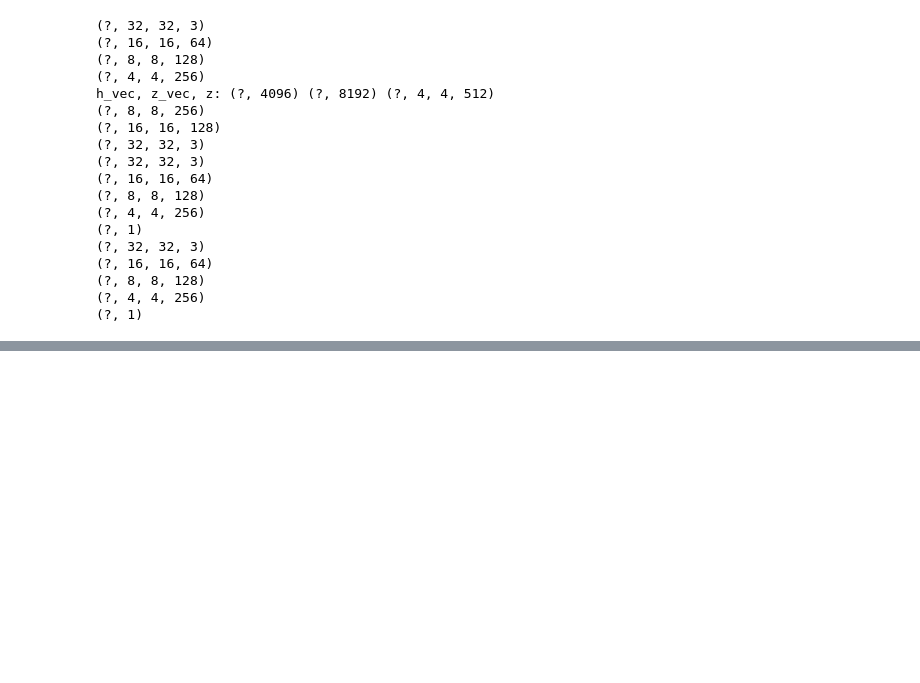
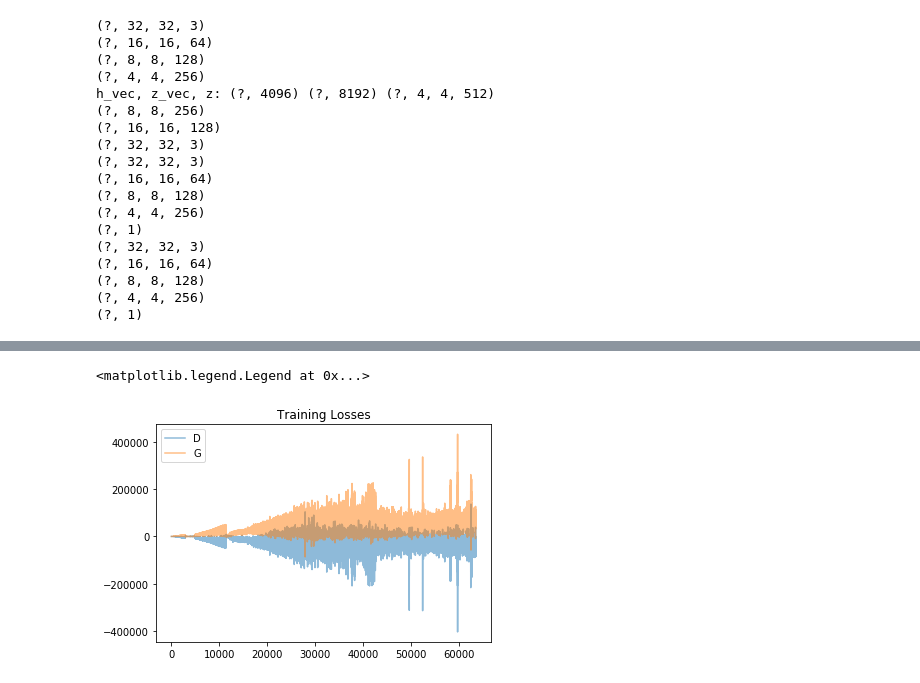
Before and after one commit to arasdar/GAN, a Jupyter notebook: DAQL.ipynb, the cells around one changed output, grey strips where cells are left out. Saved outputs shown, nothing was run; the diff lists cells and outputs as text; code cells hidden in the pictures; blank space fills up the shorter version.

```diff
--- a/DAQL.ipynb
+++ b/DAQL.ipynb
@@ -489,5 +489,5 @@ h_vec, z_vec, z: (?, 4096) (?, 8192) (?, 4, 4, 512)
 (?, 4, 4, 256)
 (?, 1)
 # %%
-losses, samples = train(net=net, dataset=dataset, epochs=epochs, batch_size=batch_size, graph=graph)
-# figsize=(15,10) # W:15, H:10
+# losses, samples = train(net=net, dataset=dataset, epochs=epochs, batch_size=batch_size, graph=graph)
+# # figsize=(15,10) # W:15, H:10
@@ -516,9 +494,12 @@ Epoch 1/111... Dloss: -496.9665 Gloss: 501.3603
 # %%
 fig, ax = plt.subplots()
-losses_ = np.array(losses)
-losses_norm = (losses_ - losses_.mean(axis=0))/losses_.std(axis=0)
-print(losses_.shape, losses_norm.shape, losses_norm.dtype, losses_norm.dtype)
-plt.plot(losses_norm.T[0], label='D', alpha=0.5)
-plt.plot(losses_norm.T[1], label='G', alpha=0.5)
+losses = np.array(losses)
+# losses_norm = (losses_ - losses_.mean(axis=0))/losses_.std(axis=0)
+# print(losses_.shape, losses_norm.shape, losses_norm.dtype, losses_norm.dtype)
+plt.plot(losses.T[0], label='D', alpha=0.5)
+plt.plot(losses.T[1], label='G', alpha=0.5)
 plt.title("Training Losses")
 plt.legend()
+# %% [output]
+<matplotlib.legend.Legend at 0x...>
+[figure, added]
```
Also changed, not shown: parts of 8 cells of this notebook.
